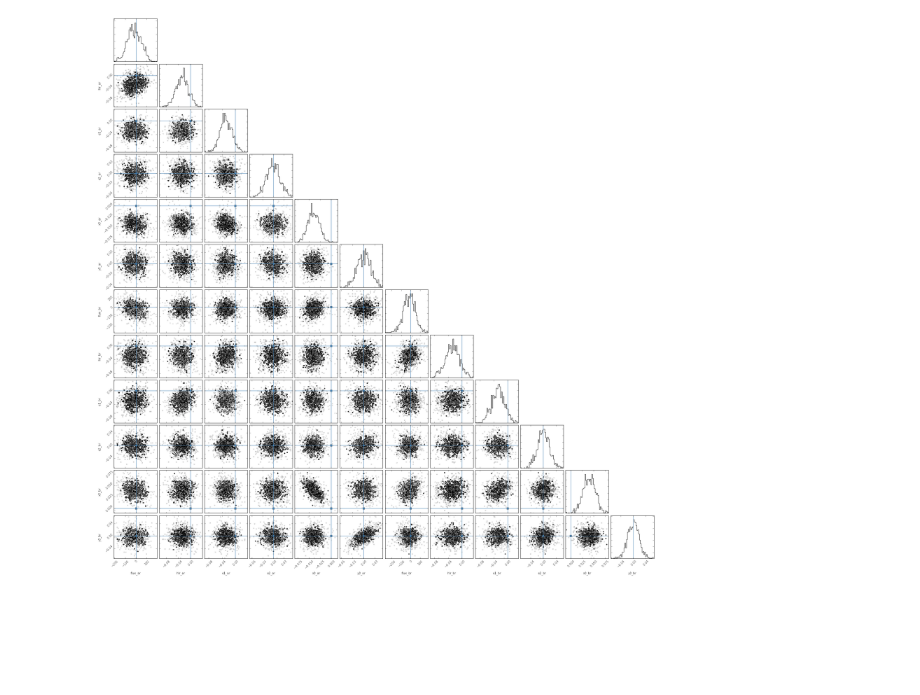
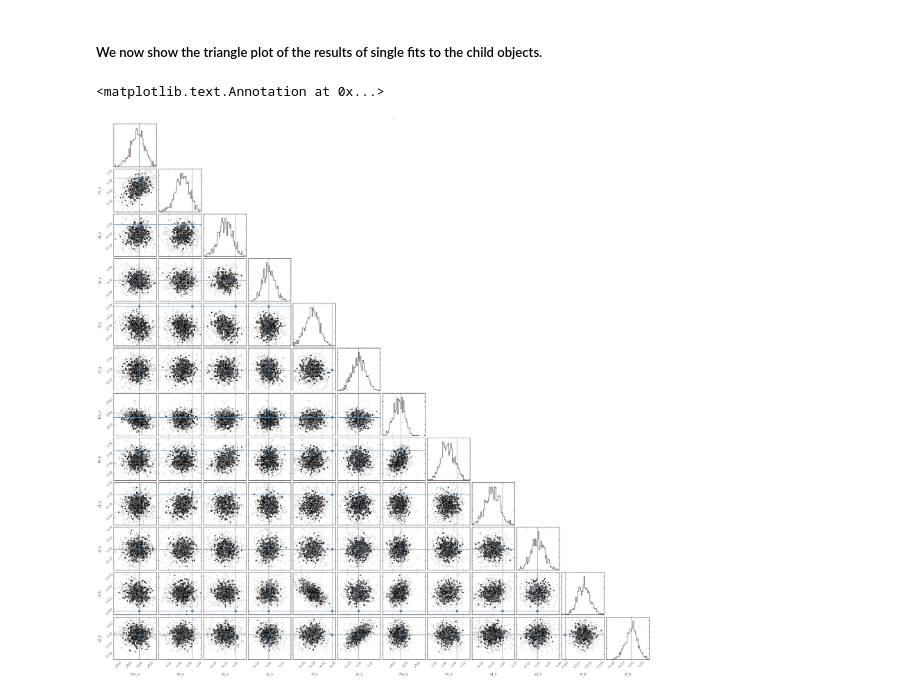
Before and after one commit to alvarezcl/deblending, a Jupyter notebook: test_fit_alt.py.ipynb, the cells around one changed output. Cells and saved outputs as stored; diff of their text form; code cells hidden in the pictures; blank space fills up the shorter version.

Commit message:
Updated test_fit for fitting to true objects and simult fitting.

```diff
--- a/test_fit_alt.py.ipynb
+++ b/test_fit_alt.py.ipynb
@@ -235,6 +246,11 @@ Correlation Coefficient is -0.00945506064613
-# %%
-figure = triangle.corner(residuals,labels=['flux_ar','hlr_ar','e1_ar','e2_ar','x0_ar','y0_ar',
-                                         'flux_br','hlr_br','e1_br','e2_br','x0_br','y0_br'],truths=np.zeros(12),
-                         show_titles=True, title_args={'fontsize':12})
-# %% [output]
-[figure, removed]
+# %%
+results_deblend, results_true, truth = run_sample_batch(1000,0,run_simult_fit=False)
+# %% [markdown]
+##### We now show the triangle plot of the results of single fits to the child objects.
+# %%
+figure = triangle.corner(results_deblend,labels=results_deblend.columns,truths=truth,
+                         show_titles=True, title_args={'fontsize':20})
+figure.gca().annotate('Results of Single Fits to Deblended Children', xy=(0.5,1.0), xycoords='figure fraction')
+# %% [output]
+<matplotlib.text.Annotation at 0x...>
+[figure, added]
```
Also changed, not shown: parts of 8 cells of this notebook.
